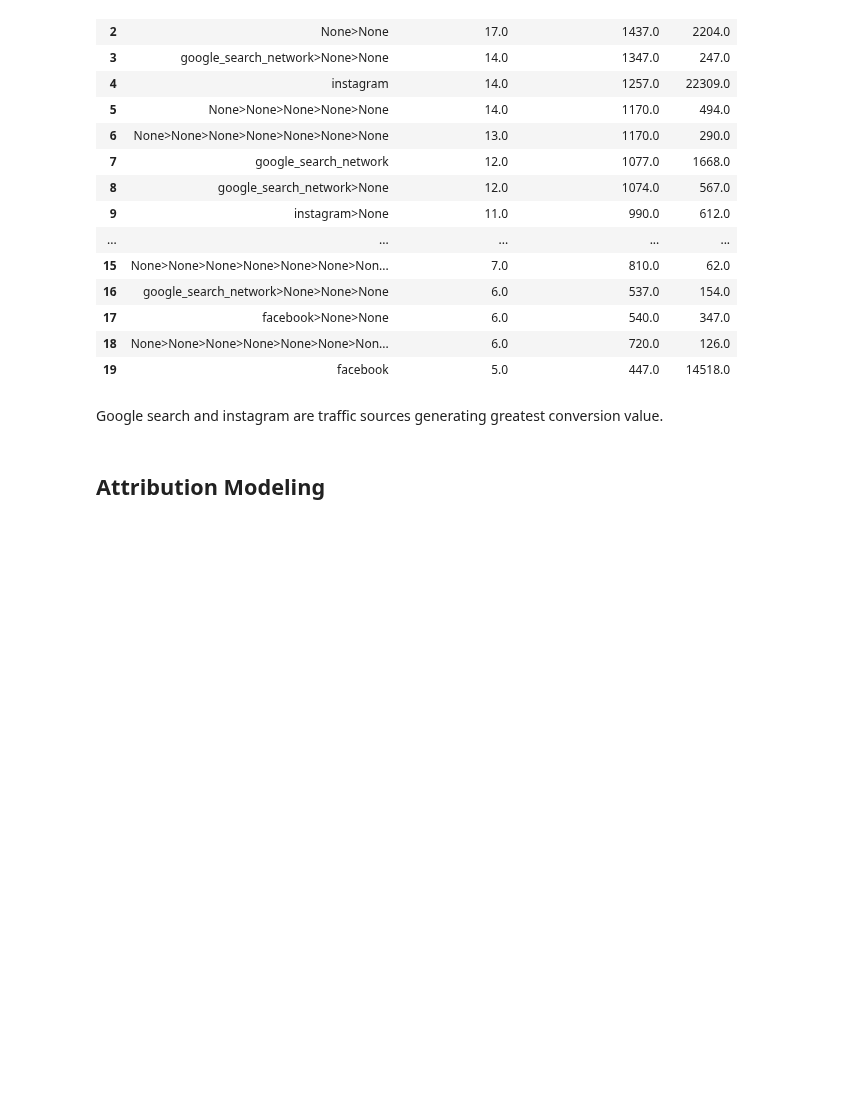
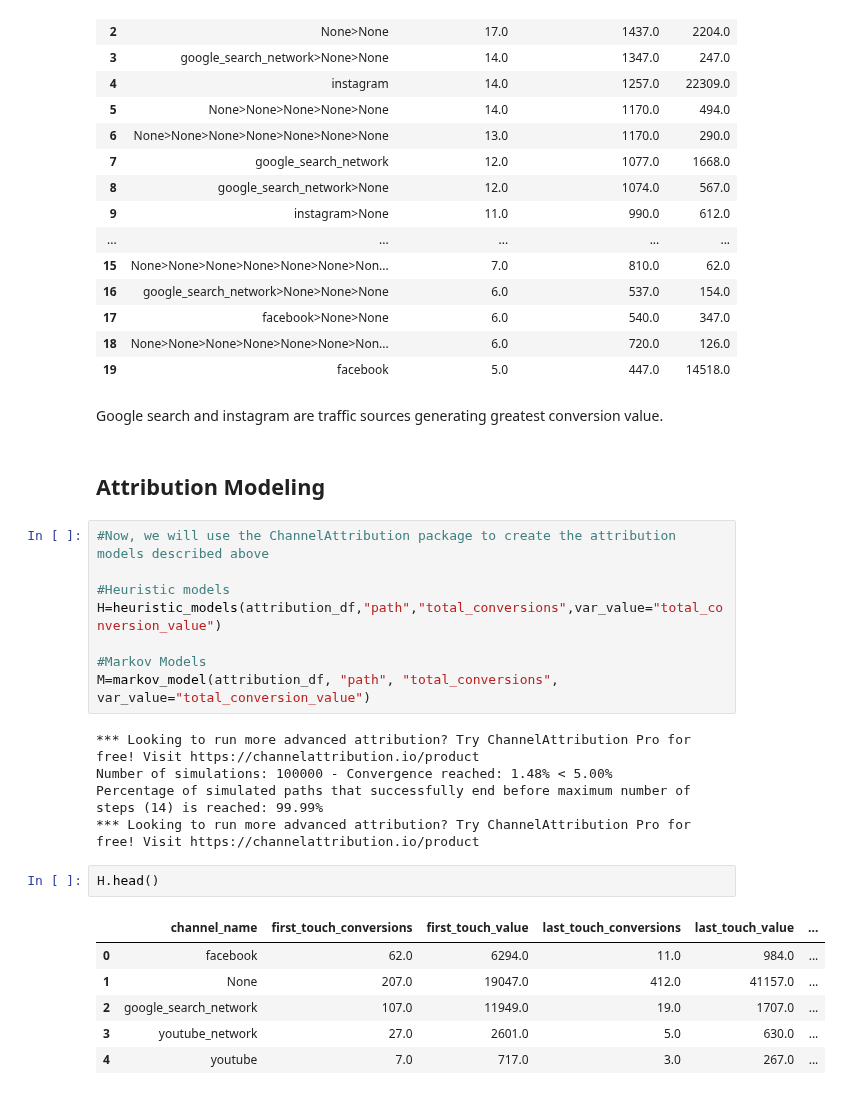
Before and after one commit to mindyng/2023-Business-Projects, a Jupyter notebook: masterclass-user-behavior-analysis-v2.ipynb, the cells around one changed output. Drawn from its saved outputs; the diff is of its cells as text; blank space fills up the shorter version.

```diff
--- a/masterclass-user-behavior-analysis-v2.ipynb
+++ b/masterclass-user-behavior-analysis-v2.ipynb
@@ -2164,3 +2164,25 @@ duckdb.query(query).df().head(20)
 Google search and instagram are traffic sources generating greatest conversion value.
 # %% [markdown]
 ## Attribution Modeling
+# %%
+#Now, we will use the ChannelAttribution package to create the attribution models described above
+
+#Heuristic models
+H=heuristic_models(attribution_df,"path","total_conversions",var_value="total_conversion_value")
+
+#Markov Models
+M=markov_model(attribution_df, "path", "total_conversions", var_value="total_conversion_value")
+# %% [output]
+*** Looking to run more advanced attribution? Try ChannelAttribution Pro for free! Visit https://channelattribution.io/product
+Number of simulations: 100000 - Convergence reached: 1.48% < 5.00%
+Percentage of simulated paths that successfully end before maximum number of steps (14) is reached: 99.99%
+*** Looking to run more advanced attribution? Try ChannelAttribution Pro for free! Visit https://channelattribution.io/product
+# %%
+H.head()
+# %% [output]
+|  | channel_name | first_touch_conversions | first_touch_value | last_touch_conversions | last_touch_value | ... |
+| 0 | facebook | 62.0 | 6294.0 | 11.0 | 984.0 | ... |
+| 1 | None | 207.0 | 19047.0 | 412.0 | 41157.0 | ... |
+| 2 | google_search_network | 107.0 | 11949.0 | 19.0 | 1707.0 | ... |
+| 3 | youtube_network | 27.0 | 2601.0 | 5.0 | 630.0 | ... |
+| 4 | youtube | 7.0 | 717.0 | 3.0 | 267.0 | ... |
```
Also changed, not shown: parts of 16 cells of this notebook.
